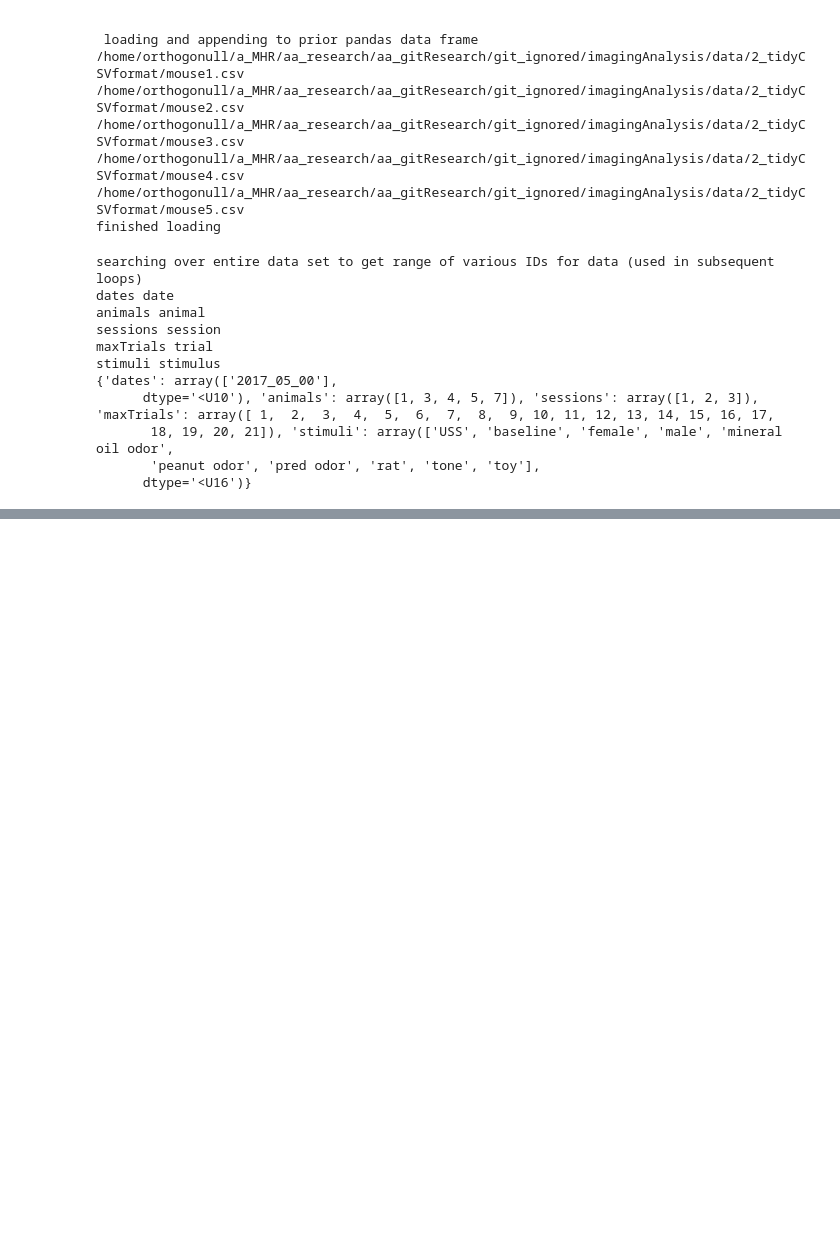
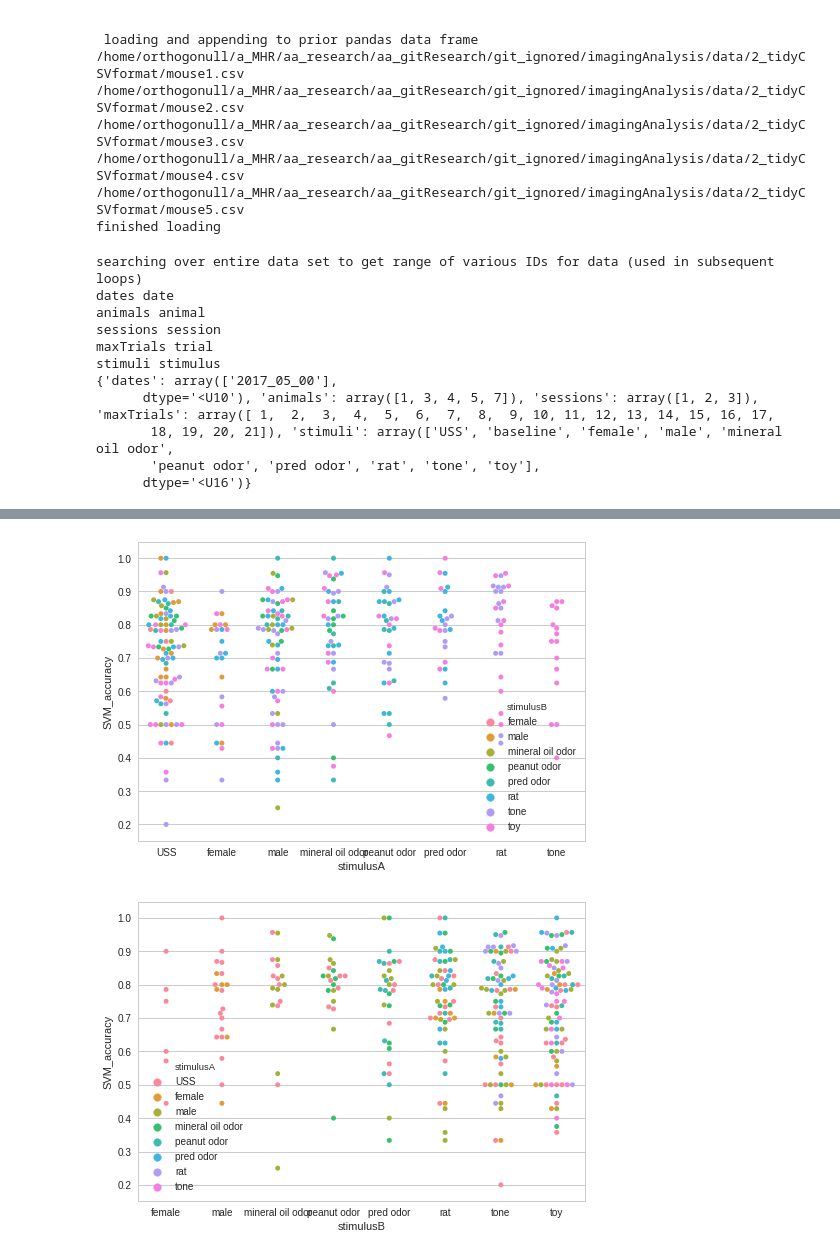
Before and after one commit to MHRosenberg/imagingAnalysis, a Jupyter notebook: python/tidyAnderizer_SVM.ipynb, the cells around one changed output, grey strips where cells are left out. Drawn from its saved outputs; the diff is of its cells as text; code cells hidden in the pictures; blank space fills up the shorter version.

Commit message:
plotting workish now --> 1 sec windows for real

```diff
--- a/python/tidyAnderizer_SVM.ipynb
+++ b/python/tidyAnderizer_SVM.ipynb
@@ -484,0 +512,21 @@ df_SVM.to_csv(OUTPUT_FILENAME, header=True, index=False)
+# %%
+columnsTitles=["dateOfAnalysis","dateOfExperiment", "animal", "session", "stimulusB",  "stimulusA",  "SVM_accuracy"]
+df_SVM_rev =df_SVM.reindex(columns=columnsTitles)
+
+df_SVM_symmetric = df_SVM.copy()
+# df_SVM_symmetric.append(df_SVM_rev.copy(), ignore_index = True)
+
+frames = [df_SVM_symmetric, df_SVM_rev]
+
+df_SVM_symmetric = pd.concat(frames)
+
+
+
+sns.swarmplot(x="stimulusB", y="SVM_accuracy", hue="stimulusA",data=df_SVM)
+plt.show()
+
+print(df_SVM_rev)
+print(df_SVM_symmetric[:])
+# %% [output]
+[figure, added]
+[figure, added]
```
Also changed, not shown: parts of 11 cells of this notebook, 1 other file.
